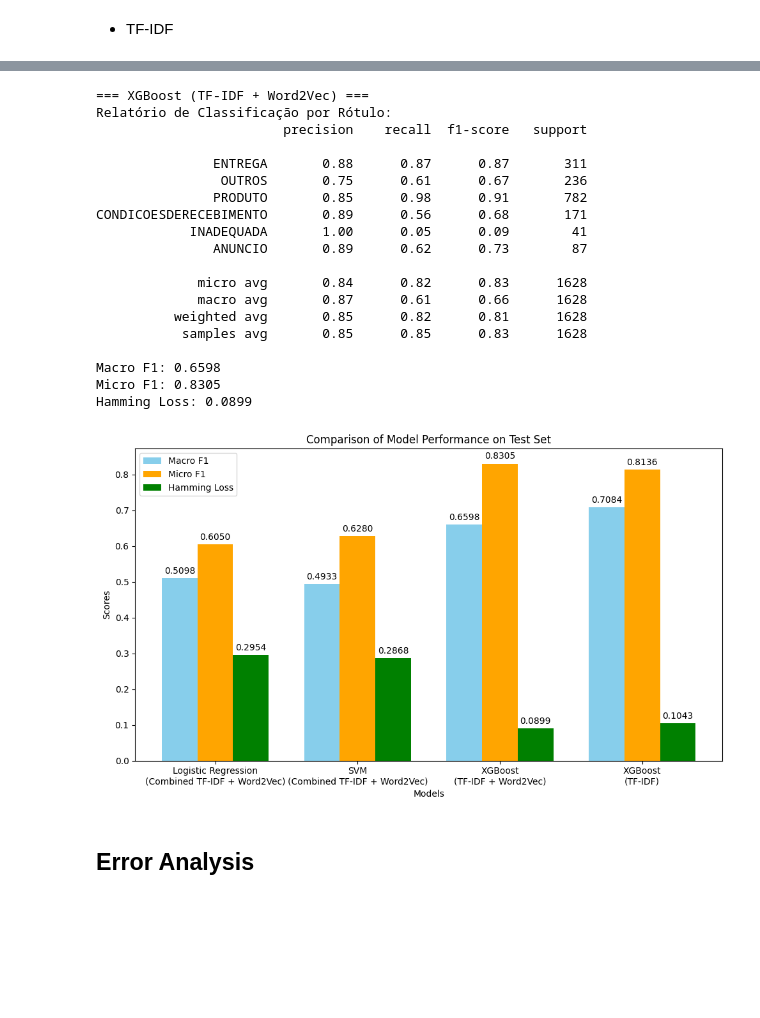
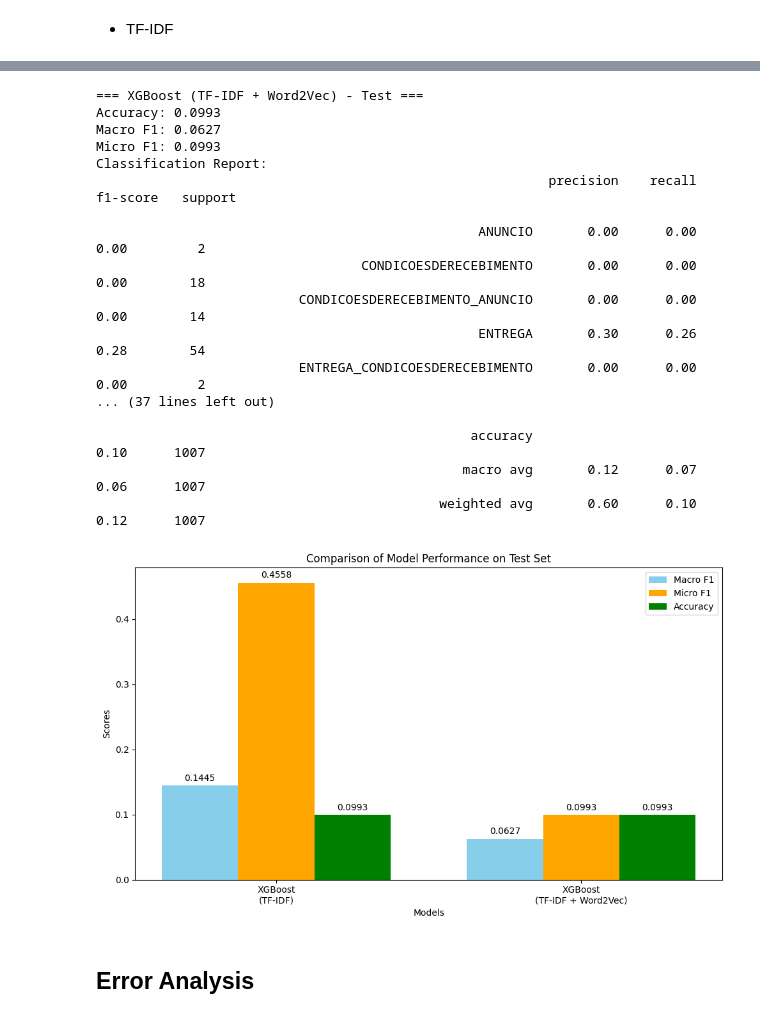
Before and after one commit to martapereira0/NLP-Text_Classification, a Jupyter notebook: main.ipynb, the cells around one changed output, grey strips where cells are left out. Cells and saved outputs as stored; diff of their text form; code cells hidden in the pictures; blank space fills up the shorter version.

```diff
--- a/main.ipynb
+++ b/main.ipynb
@@ -1217,0 +1446,13 @@ X_train_full_combined = np.vstack((X_train_combined, X_val_combined))
+# %%
+X_train_full_tfidf = vstack((X_train_tfidf, X_val_tfidf))
+y_train_full = np.concatenate([y_train_mc, y_val_mc])
+sample_weights_full = compute_sample_weights(y_train_full)
+
+X_train_full_w2v = np.vstack((X_train_w2v, X_val_w2v))
+X_train_full_combined = np.vstack((X_train_combined, X_val_combined))
+
+# Verify shapes
+print("TF-IDF shapes:", X_train_tfidf.shape, X_val_tfidf.shape, X_train_full_tfidf.shape)
+print("Word2Vec shapes:", X_train_w2v.shape, X_val_w2v.shape, X_train_full_w2v.shape)
+print("Combined shapes:", X_train_combined.shape, X_val_combined.shape, X_train_full_combined.shape)
+print("Label shapes:", y_train_mc.shape, y_val_mc.shape, y_train_full.shape)
@@ -1305,6 +1551,8 @@ Micro F1: 0.6280
 Hamming Loss: 0.2868
 # %% [markdown]
 ### XGBoost
+# %%
+sample_weights_full = compute_sample_weights(y_train_full)
 # %% [markdown]
 * TF-IDF
 # %%
@@ -1363,74 +1606,79 @@ Hamming Loss: 0.1043
 # %%
-from sklearn.metrics import hamming_loss
+model_xgb_combined = XGBClassifier(
+    objective='multi:softmax',
+    num_class=len(label_encoder.classes_),
+    n_estimators=100,
+    max_depth=6,
+    learning_rate=0.1,
+    random_state=42,
+    eval_metric='mlogloss'
+)
 
-model_xgb_combined = CustomXGBClassifier(scale_pos_weights=scale_pos_weights_full)
-
-macro_f1, micro_f1, hamming, y_pred_xgb_combined = evaluate_model(
+# Evaluate the model on the test set
+macro_f1, micro_f1, accuracy, y_pred_xgb_combined = evaluate_model_mc(
     X_train_full_combined,
     X_test_combined,
     y_train_full,
-    y_test,
-    "XGBoost (TF-IDF + Word2Vec)",
-    model_xgb_combined
+    y_test_mc,
+    "XGBoost (TF-IDF + Word2Vec) - Test",
+    model_xgb_combined,
+    label_encoder,
+    sample_weights=sample_weights_full
 )
-
 
 results.append({
     'Model': 'XGBoost',
     'Feature Set': 'TF-IDF + Word2Vec',
     'Macro F1': macro_f1,
     'Micro F1': micro_f1,
-    'Hamming Loss': hamming
+    'Accuracy': accuracy
 })
 # %% [output]
-=== XGBoost (TF-IDF + Word2Vec) ===
-Relatório de Classificação por Rótulo:
-                        precision    recall  f1-score   support
+=== XGBoost (TF-IDF + Word2Vec) - Test ===
+Accuracy: 0.0993
+Macro F1: 0.0627
+Micro F1: 0.0993
+Classification Report:
+                                                          precision    recall  f1-score   support
 
-               ENTREGA       0.88      0.87      0.87       311
-                OUTROS       0.75      0.61      0.67       236
-               PRODUTO       0.85      0.98      0.91       782
-CONDICOESDERECEBIMENTO       0.89      0.56      0.68       171
-            INADEQUADA       1.00      0.05      0.09        41
-               ANUNCIO       0.89      0.62      0.73        87
+                                                 ANUNCIO       0.00      0.00      0.00         2
+                                  CONDICOESDERECEBIMENTO       0.00      0.00      0.00        18
+                          CONDICOESDERECEBIMENTO_ANUNCIO       0.00      0.00      0.00        14
+                                                 ENTREGA       0.30      0.26      0.28        54
+                          ENTREGA_CONDICOESDERECEBIMENTO       0.00      0.00      0.00         2
+... (37 lines left out)
 
-             micro avg       0.84      0.82      0.83      1628
-             macro avg       0.87      0.61      0.66      1628
-          weighted avg       0.85      0.82      0.81      1628
-           samples avg       0.85      0.85      0.83      1628
-
-Macro F1: 0.6598
-Micro F1: 0.8305
-Hamming Loss: 0.0899
+                                                accuracy                           0.10      1007
+                                               macro avg       0.12      0.07      0.06      1007
+                                            weighted avg       0.60      0.10      0.12      1007
 # %%
 models = [result['Model'] for result in results]
 feature_sets = [result['Feature Set'] for result in results]
 macro_f1 = [result['Macro F1'] for result in results]
 micro_f1 = [result['Micro F1'] for result in results]
-hamming_loss = [result['Hamming Loss'] for result in results]
 
 x = np.arange(len(models))
 width = 0.25
 
 fig, ax = plt.subplots(figsize=(10, 6))
 bars1 = ax.bar(x - width, macro_f1, width, label='Macro F1', color='skyblue')
 bars2 = ax.bar(x, micro_f1, width, label='Micro F1', color='orange')
-bars3 = ax.bar(x + width, hamming_loss, width, label='Hamming Loss', color='green')
+bars3 = ax.bar(x + width, accuracy, width, label='Accuracy', color='green')
 
 ax.set_xlabel('Models')
 ax.set_ylabel('Scores')
 ax.set_title('Comparison of Model Performance on Test Set')
 ax.set_xticks(x)
 ax.set_xticklabels([f"{model}\n({feature_set})" for model, feature_set in zip(models, feature_sets)])
 ax.legend()
 
 for bars in [bars1, bars2, bars3]:
     ax.bar_label(bars, fmt='%.4f', padding=3)
 
 plt.tight_layout()
 plt.show()
 # %% [output]
-[figure, old version]
+[figure, new version]
 # %% [markdown]
 ## **Error Analysis**
 # %%
```
Also changed, not shown: parts of 34 cells of this notebook.
